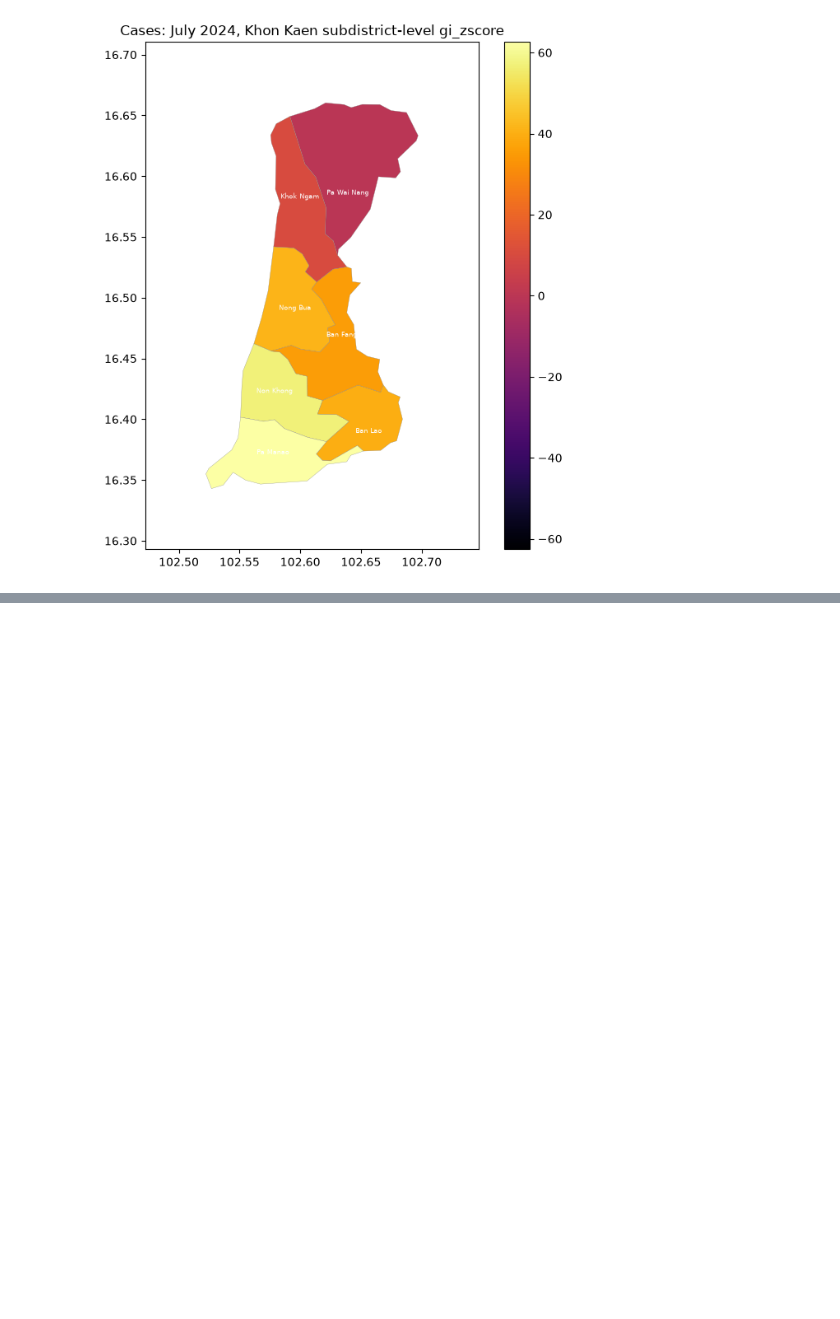
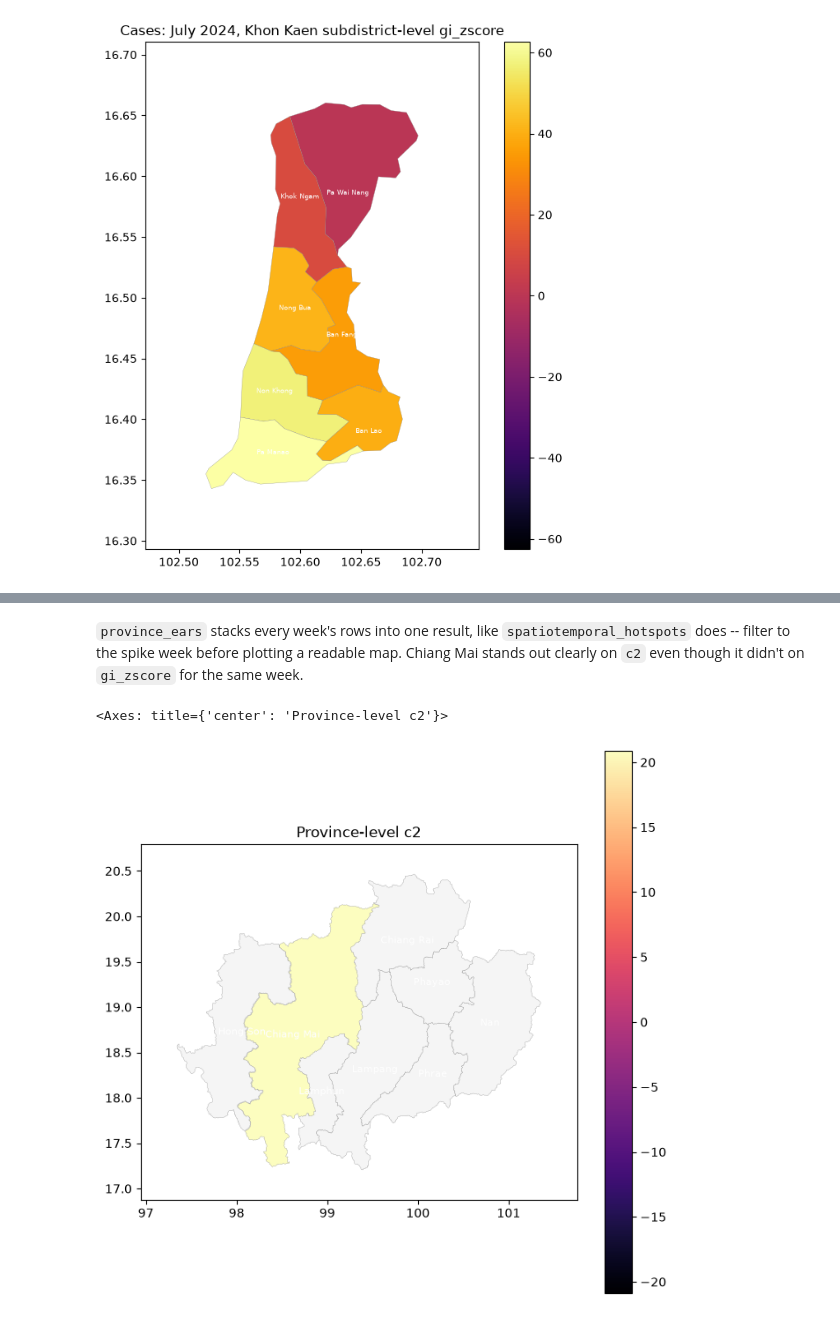
Before and after one commit to nongwarodom/spatialdetection, a Jupyter notebook: notebooks/quickstart.ipynb, the cells around one changed output, grey strips where cells are left out. Saved outputs shown, nothing was run; the diff lists cells and outputs as text; code cells hidden in the pictures; blank space fills up the shorter version.

```diff
--- a/notebooks/quickstart.ipynb
+++ b/notebooks/quickstart.ipynb
@@ -850,0 +874,26 @@ Text(0.5, 1.0, 'Cases: July 2024, Khon Kaen subdistrict-level gi_zscore')
+# %%
+with open("../data/thailand_admin_centroids.json") as f:
+    ears_provinces = pd.DataFrame(json.load(f)["provinces"])
+background_codes = ["TH11", "TH12", "TH13", "TH14", "TH15", "TH16", "TH17", "TH18", "TH19"]
+spike_code = ears_provinces.loc[ears_provinces["province_en"] == "Chiang Mai", "province_code"].iloc[0]
+chosen = ears_provinces[ears_provinces["province_code"].isin([*background_codes, spike_code])]
+
+weeks = pd.to_datetime("2024-01-01") + pd.to_timedelta(np.arange(10) * 7, unit="D")
+frames = []
+for week in weeks:
+    for _, p in chosen.iterrows():
+        if p["province_code"] == spike_code:
+            n = 20 if week == weeks[-1] else int(rng.integers(3, 6))  # low baseline, late jump
+        else:
+            n = int(rng.integers(15, 25))  # steady, already-high background every week
+        frames.append(
+            pd.DataFrame(
+                {
+                    "lon": rng.normal(p["lon"], 0.05, size=n),
+                    "lat": rng.normal(p["lat"], 0.05, size=n),
+                    "reported_at": week,
+                }
+            )
+        )
+temporal_df = pd.concat(frames, ignore_index=True)
+temporal_df.head()
@@ -850,0 +927,4 @@ Text(0.5, 1.0, 'Cases: July 2024, Khon Kaen subdistrict-level gi_zscore')
+# %%
+ears_result = province_ears(temporal_df, time_col="reported_at", timeframe="week", baseline_window=7)
+cm_temporal = ears_result[ears_result["province_en"] == "Chiang Mai"].sort_values("time_bin")
+cm_temporal[["time_bin", "count", "c1", "c2", "c2_alert"]]
@@ -850,0 +943,18 @@ Text(0.5, 1.0, 'Cases: July 2024, Khon Kaen subdistrict-level gi_zscore')
+# %% [markdown]
+`province_ears` stacks every week's rows into one result, like `spatiotemporal_hotspots` does --
+filter to the spike week before plotting a readable map. Chiang Mai stands out clearly on `c2`
+even though it didn't on `gi_zscore` for the same week.
+# %%
+last_week_ears = ears_result[ears_result["time_bin"] == cm_temporal["time_bin"].iloc[-1]]
+plot_hotspots(
+    last_week_ears,
+    value_col="c2",
+    health_zone=1,
+    cmap="magma",
+    show_labels=True,
+    label_fontsize=8,
+    label_color="white",
+)
+# %% [output]
+<Axes: title={'center': 'Province-level c2'}>
+[figure, added]
```
Also changed, not shown: parts of 17 cells of this notebook, 3 other files.
